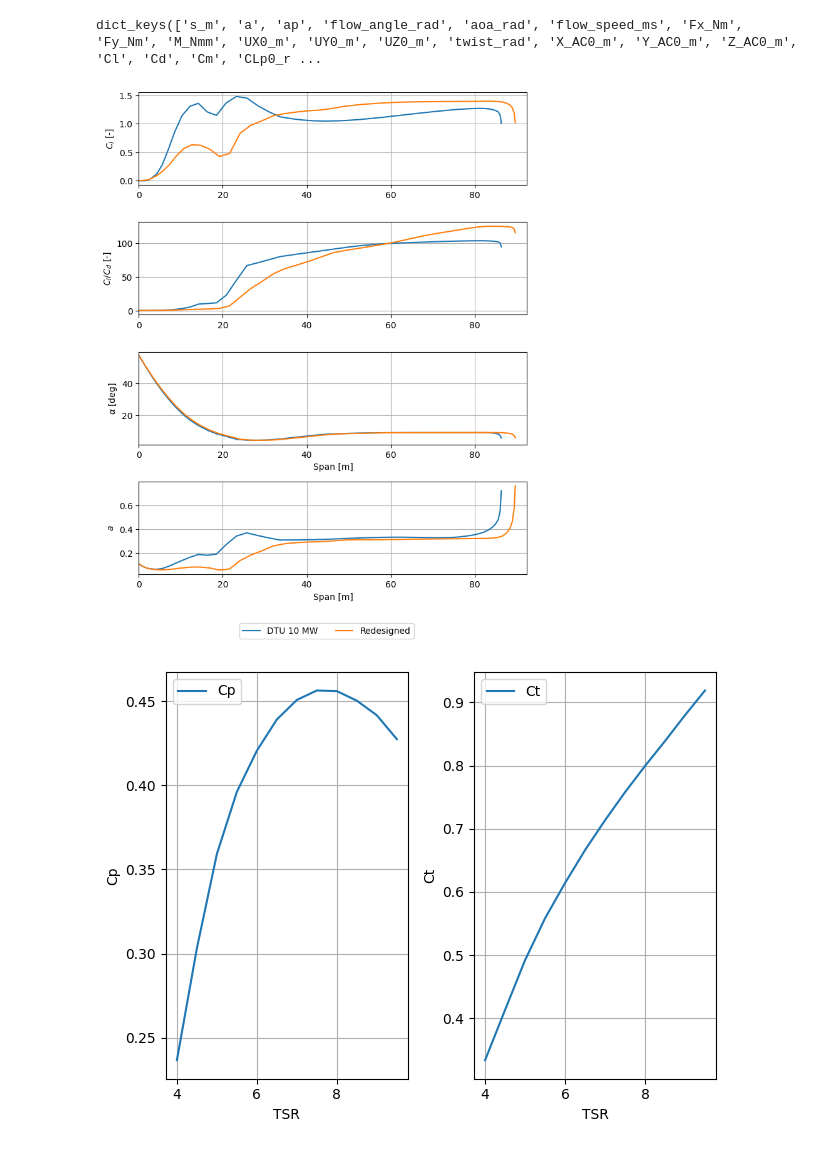
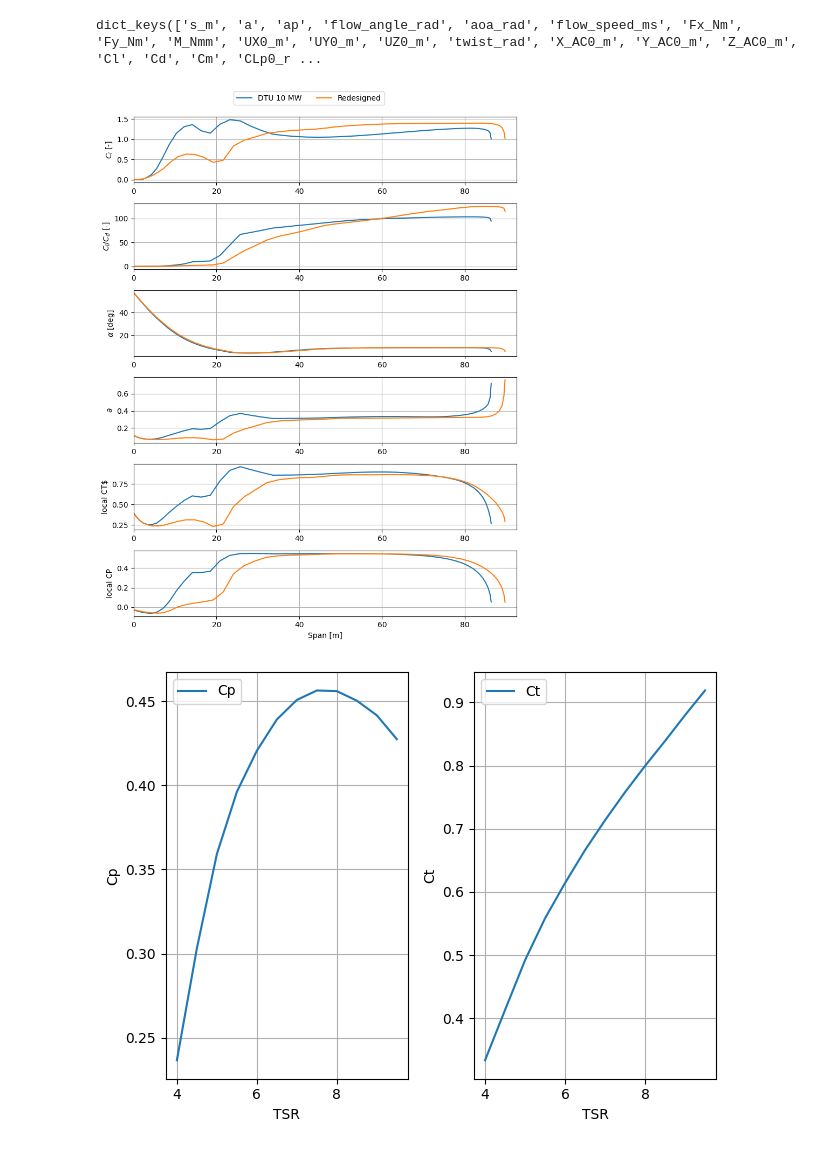
Before and after one commit to nicolaquaia/LAC_final, a Jupyter notebook: assignment_01/assignment1_03.ipynb, the cells around one changed output. Cells and saved outputs as stored; diff of their text form; code cells hidden in the pictures.

Commit message:
Add files via upload
unfinished but more figures part 3

```diff
--- a/assignment_01/assignment1_03.ipynb
+++ b/assignment_01/assignment1_03.ipynb
@@ -194,14 +194,14 @@ r_redesign = ind_data["s_m"]
 alpha_DTU_10 = np.rad2deg(ind_data['aoa_rad'])
 Cl_DTU_10 = ind_data_DTU_10['Cl']
 Cd_DTU_10 = ind_data_DTU_10['Cd']
-CP_DTU_10 = ind_data_DTU_10['CP']
+CT_DTU_10 = ind_data_DTU_10['CP']
 CT_DTU_10 = ind_data_DTU_10['CT']
 r_DTU_10 = ind_data_DTU_10["s_m"]
 # %% [output]
 dict_keys(['s_m', 'a', 'ap', 'flow_angle_rad', 'aoa_rad', 'flow_speed_ms', 'Fx_Nm', 'Fy_Nm', 'M_Nmm', 'UX0_m', 'UY0_m', 'UZ0_m', 'twist_rad', 'X_AC0_m', 'Y_AC0_m', 'Z_AC0_m', 'Cl', 'Cd', 'Cm', 'CLp0_r ...
 # %%
 # Create subplots with increased vertical spacing
-fig1, axs1 = plt.subplots(4, 1, num=3, clear=True, figsize=(8, 10))  # Adjust figure size for better spacing
+fig1, axs1 = plt.subplots(6, 1, num=3, clear=True, figsize=(8, 10))  # Adjust figure size for better spacing
 fig1.subplots_adjust(hspace=0.4)  # Increase the space between the plots
 
 # Plot Cl
@@ -209,38 +209,49 @@ axs1[0].plot(r_DTU_10, Cl_DTU_10, label='DTU 10 MW')
 axs1[0].plot(r_redesign, Cl_redesign, label='Redesigned')
 axs1[0].set_ylabel("$C_l$ [-]")
 axs1[0].set_xlim(0, R)
 axs1[0].grid(True)  # Add grid
 
 # Plot Cl / Cd
 axs1[1].plot(r_DTU_10, (Cl_DTU_10 / Cd_DTU_10))
 axs1[1].plot(r_redesign, (Cl_redesign / Cd_redesign))
 axs1[1].set_ylabel("$C_l / C_d$ [-]")
 axs1[1].set_xlim(0, R)
 axs1[1].grid(True)  # Add grid
 
 # Plot AoA with label
 axs1[2].plot(r_DTU_10, alpha_DTU_10)
 axs1[2].plot(r_redesign, alpha_redesign)
 axs1[2].set_ylabel(r"$\alpha$ [deg]")
-axs1[2].set_xlabel("Span [m]")  # Add label for the last plot
 axs1[2].set_xlim(0, R)
 axs1[2].grid(True)  # Add grid
 
 
 axs1[3].plot(r_DTU_10, ind_data_DTU_10["a"])
 axs1[3].plot(r_redesign, ind_data["a"])
 axs1[3].set_ylabel(r"$a$")
-axs1[3].set_xlabel("Span [m]")  # Add label for the last plot
 axs1[3].set_xlim(0, R)
 axs1[3].grid(True)  # Add grid
 
+axs1[4].plot(r_DTU_10, CT_DTU_10)
+axs1[4].plot(r_redesign, CT_redesign)
+axs1[4].set_ylabel("local CT$")
+axs1[4].set_xlim(0, R)
+axs1[4].grid(True)  # Add grid
+
+axs1[5].plot(r_DTU_10, CP_DTU_10)
+axs1[5].plot(r_redesign, CP_redesign)
+axs1[5].set_ylabel("local CP")
+axs1[5].set_xlabel("Span [m]")  # Add label for the last plot
+axs1[5].set_xlim(0, R)
+axs1[5].grid(True)  # Add grid
+
 # Move the legend to the bottom of the figure and apply it to all plots
-fig1.legend(loc='lower center', ncol=2, bbox_to_anchor=(0.5, -0))
-
+fig1.legend(loc='lower center', ncol=2, bbox_to_anchor=(0.5, 1))
 # Show the plot
+fig1.tight_layout()
 plt.show()
 # %% [output]
-[figure, old version]
+[figure, new version]
 # %%
 # Side-by-side plots of the power and thrust coefficients calculated with HAWC2S at design pitch versus TSR
 
```
